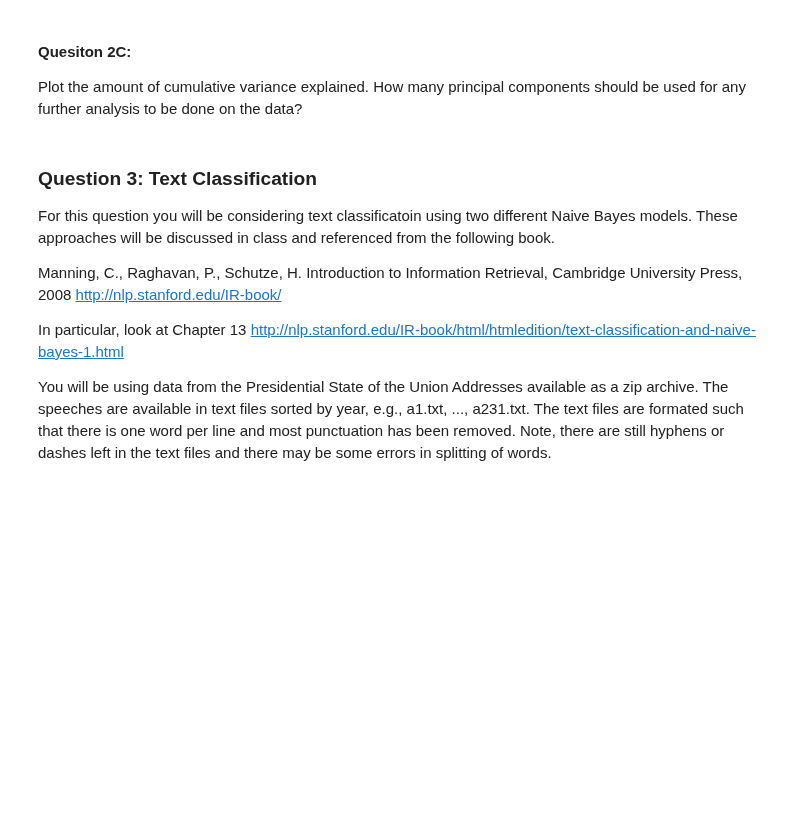
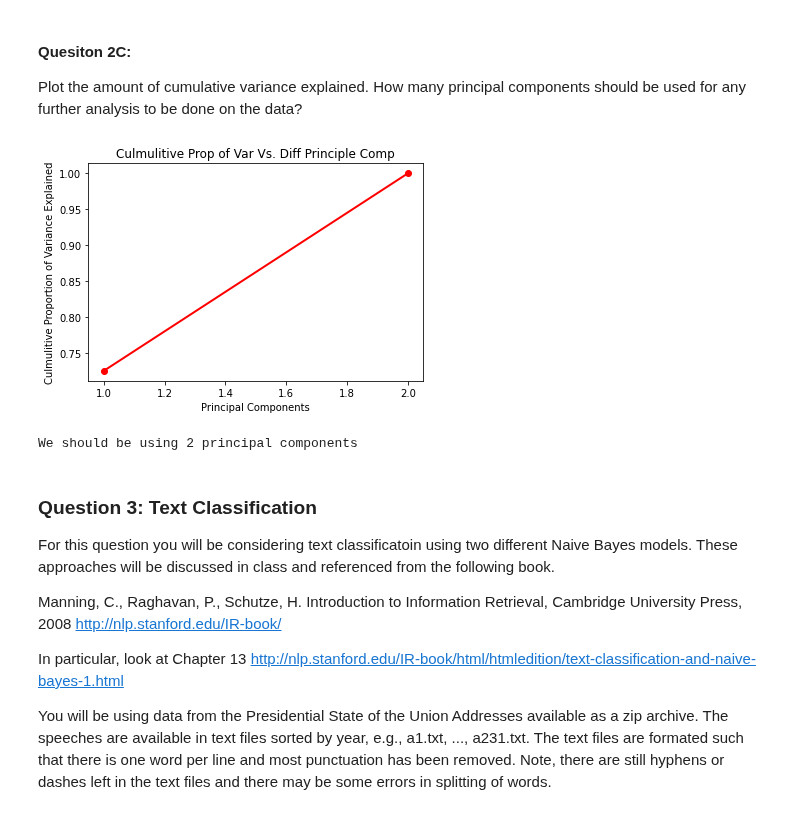
Before and after one commit to DevvyDont/DataMining, a Jupyter notebook: A3/A3_Group_Zamorano.ipynb, the cells around one changed output. Saved outputs shown, nothing was run; the diff lists cells and outputs as text; code cells hidden in the pictures; blank space fills up the shorter version.

```diff
--- a/A3/A3_Group_Zamorano.ipynb
+++ b/A3/A3_Group_Zamorano.ipynb
@@ -163,3 +206,28 @@ The set of colleges considered are the 21 top colleges based on earning potentia
 #### Question 2A:
 Preform principal component analysis on the college data (make sure to preprare the data in any way needed)
 Helpful functions: python- PCA from sklearn.decomposition
+# %%
+features = ['Early Career Pay','Mid-Career Pay'] #fetures we care about
+
+#seperate out the features
+x2 = cData.loc[:,features].values
+
+#seperate out the target
+y2 = cData.loc[:,['ShortHandName']].values
+
+#fit the data
+x2 = scaler.fit_transform(x2)
+
+#PCA of 2 components
+pca2 = PCA(n_components = 2)
+
+#transform data
+princComp = pca2.fit_transform(x2)
+
+#create data fram for principal components 1 & 2
+princDf= pd.DataFrame(data = princComp, columns=['principal component 1','principal component 2'])
+
+#final dataframe of principal components 1 & 2 with shortHandName
+finalDf2= pd.concat([princDf,cData[['ShortHandName']]], axis=1)
+
+print(finalDf2)
@@ -170,6 +289,26 @@ Plot the dat in the space defined by the first two principal components (labelin
 #### Quesiton 2C:
 Plot the amount of cumulative variance explained.
 How many principal components should be used for any further analysis to be done on the data?
+# %%
+#principal component values
+PC_values2 = np.arange(pca2.n_components_) + 1
+
+#culmulative variance
+out_sum2 = np.cumsum(pca2.explained_variance_ratio_)
+
+plt.plot(PC_values2, out_sum2, 'ro-', linewidth=2)
+
+plt.title('Culmulitive Prop of Var Vs. Diff Principle Comp')
+
+plt.xlabel('Principal Components')
+
+plt.ylabel('Culmulitive Proportion of Variance Explained')
+
+plt.show()
+print("We should be using 2 principal components\n")
+# %% [output]
+[figure, added]
+We should be using 2 principal components
 # %% [markdown]
 ### Question 3: Text Classification
 For this question you will be considering text classificatoin using two different Naive Bayes models. These approaches will be discussed in class and referenced from the following book.
```
Also changed, not shown: parts of 8 cells of this notebook.
